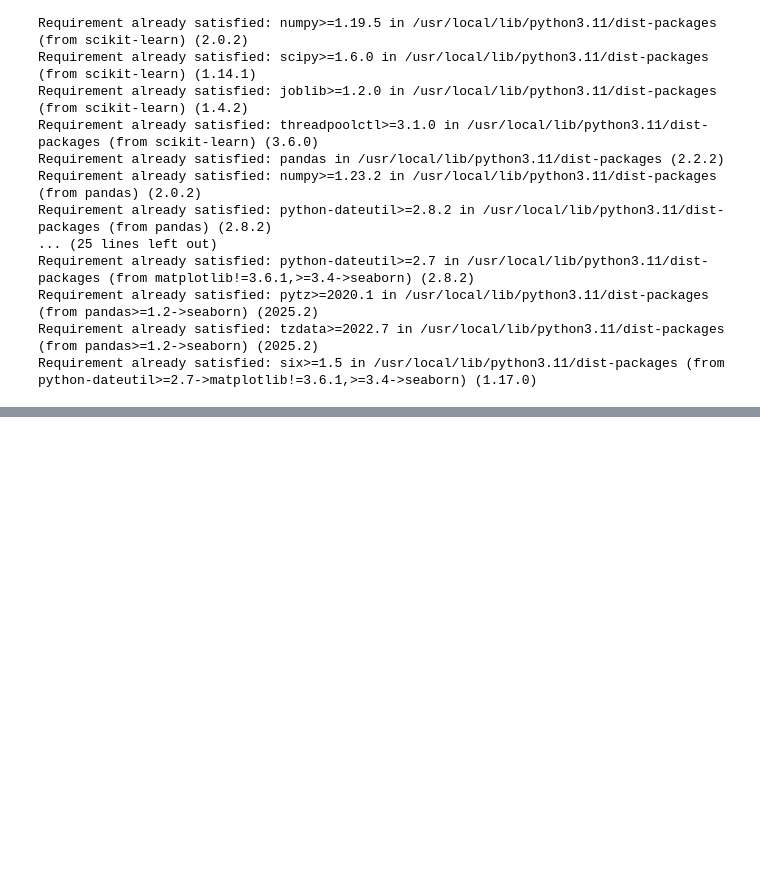
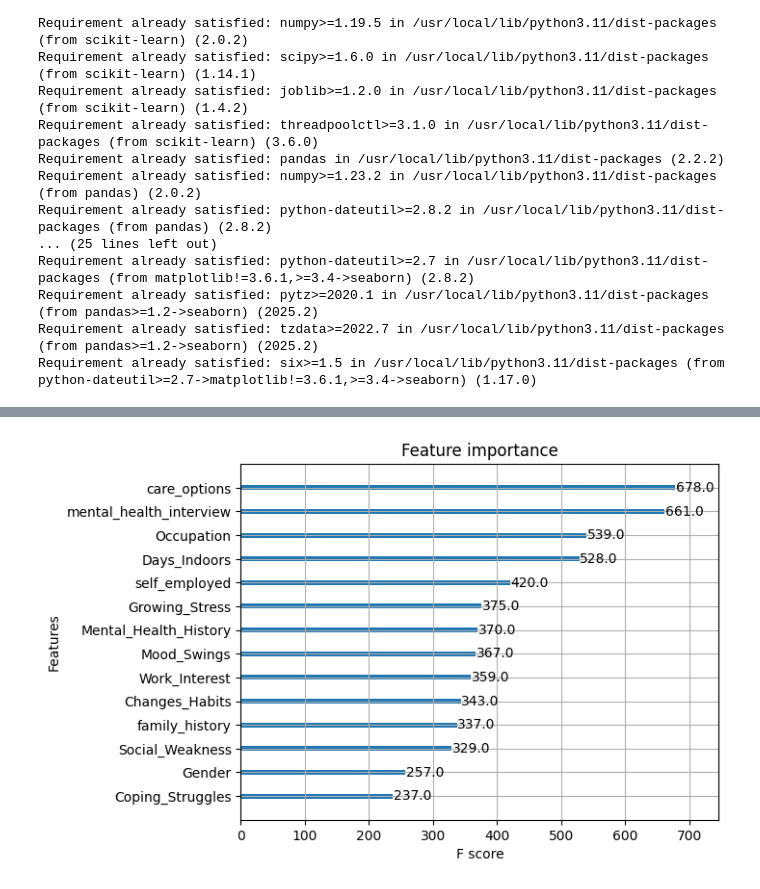
Before and after one commit to BoshithaMGunarathna/Mental-Health-Prediction, a Jupyter notebook: Machiine_Learning_1.ipynb, the cells around one changed output, grey strips where cells are left out. Saved outputs shown, nothing was run; the diff lists cells and outputs as text; code cells hidden in the pictures; blank space fills up the shorter version.

```diff
--- a/Machiine_Learning_1.ipynb
+++ b/Machiine_Learning_1.ipynb
@@ -38,0 +267,5 @@ data = pd.read_csv('/path_to_your_dataset.csv')
+# %%
+xgb.plot_importance(model)
+plt.show()
+# %% [output]
+[figure, added]
```
Also changed, not shown: parts of 29 cells of this notebook.
